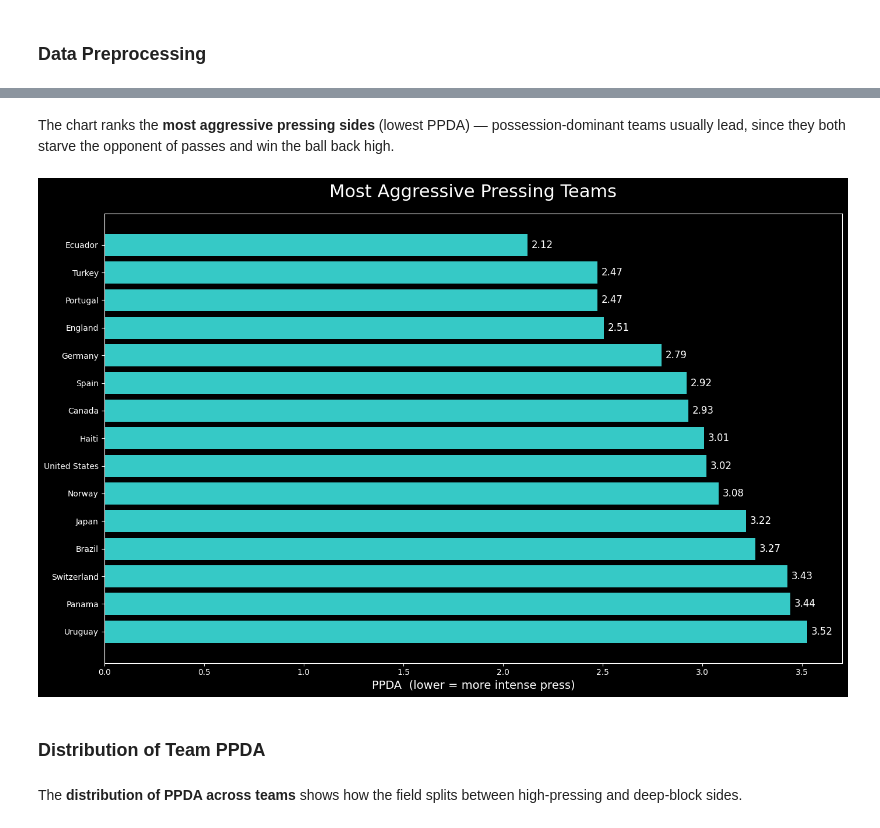
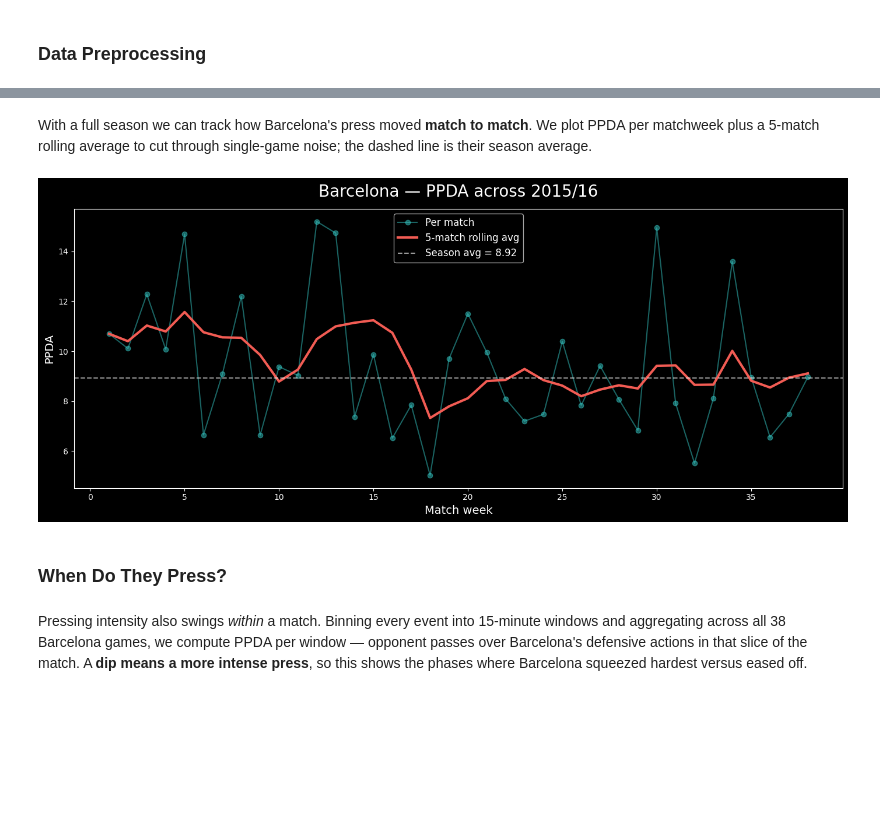
Before and after one commit to liyizhan6575/project_kick, a Jupyter notebook: football_models/defending/ppda.ipynb, the cells around one changed output, grey strips where cells are left out. Saved outputs shown, nothing was run; the diff lists cells and outputs as text; code cells hidden in the pictures; blank space fills up the shorter version.

```diff
--- a/football_models/defending/ppda.ipynb
+++ b/football_models/defending/ppda.ipynb
@@ -207,19 +165,0 @@ A single match is noisy, so for a team's **pressing identity** we pool all its m
-# %%
-MIN_MATCHES = 3
-
-team_season = (
-    team_match
-    .groupby("team")
-    .agg(
-        matches=("match_id", "nunique"),
-        opp_passes=("opp_passes", "sum"),
-        def_actions=("def_actions", "sum"),
-    )
-    .reset_index()
-)
-team_season["ppda"] = team_season["opp_passes"] / team_season["def_actions"]
-team_season = team_season[team_season["matches"] >= MIN_MATCHES]
-team_season = team_season.sort_values("ppda").reset_index(drop=True)
-
-print(f"{len(team_season)} teams with >= {MIN_MATCHES} matches")
-team_season.head(15)
@@ -244,24 +166,28 @@ team_season.head(15)
-# %% [markdown]
-The chart ranks the **most aggressive pressing sides** (lowest PPDA) — possession-dominant teams usually lead, since they both starve the opponent of passes and win the ball back high.
-# %%
-top_press = team_season.nsmallest(15, "ppda")
-
-plt.style.use("dark_background")
-fig, ax = plt.subplots(figsize=(14, 9))
-
-ax.barh(top_press["team"], top_press["ppda"], color="#36c9c6")
-ax.invert_yaxis()
-ax.set_xlabel("PPDA  (lower = more intense press)", fontsize=14)
-ax.set_title("Most Aggressive Pressing Teams", fontsize=22, pad=20)
-
-for y, v in enumerate(top_press["ppda"]):
-    ax.text(v + 0.02, y, f"{v:.2f}", va="center", fontsize=12)
-
-plt.tight_layout()
-plt.show()
-# %% [output]
-[figure, removed]
+# %% [markdown]
+With a full season we can track how Barcelona's press moved **match to match**. We plot PPDA per matchweek plus a 5-match rolling average to cut through single-game noise; the dashed line is their season average.
+# %%
+barca = (
+    team_match[team_match["team"] == FOCAL_TEAM]
+    .merge(matches[["match_id", "match_week"]], on="match_id")
+    .sort_values("match_week")
+)
+barca["rolling"] = barca["ppda"].rolling(5, min_periods=1).mean()
+season_ppda = team_season.loc[team_season["team"] == FOCAL_TEAM, "ppda"].iloc[0]
+
+plt.style.use("dark_background")
+fig, ax = plt.subplots(figsize=(14, 6))
+ax.plot(barca["match_week"], barca["ppda"], "o-", color="#36c9c6", alpha=0.5, label="Per match")
+ax.plot(barca["match_week"], barca["rolling"], color="#f25c54", lw=3, label="5-match rolling avg")
+ax.axhline(season_ppda, color="white", ls="--", alpha=0.6, label=f"Season avg = {season_ppda:.2f}")
+ax.set_xlabel("Match week", fontsize=14)
+ax.set_ylabel("PPDA", fontsize=14)
+ax.set_title(f"{FOCAL_TEAM} — PPDA across 2015/16", fontsize=20, pad=15)
+ax.legend(fontsize=12)
+plt.tight_layout()
+plt.show()
+# %% [output]
+[figure, added]
+# %% [markdown]
+### When Do They Press?
 # %% [markdown]
-### Distribution of Team PPDA
+Pressing intensity also swings *within* a match. Binning every event into 15-minute windows and aggregating across all 38 Barcelona games, we compute PPDA per window — opponent passes over Barcelona's defensive actions in that slice of the match. A **dip means a more intense press**, so this shows the phases where Barcelona squeezed hardest versus eased off.
-# %% [markdown]
-The **distribution of PPDA across teams** shows how the field splits between high-pressing and deep-block sides.
```
Also changed, not shown: parts of 34 cells of this notebook.
